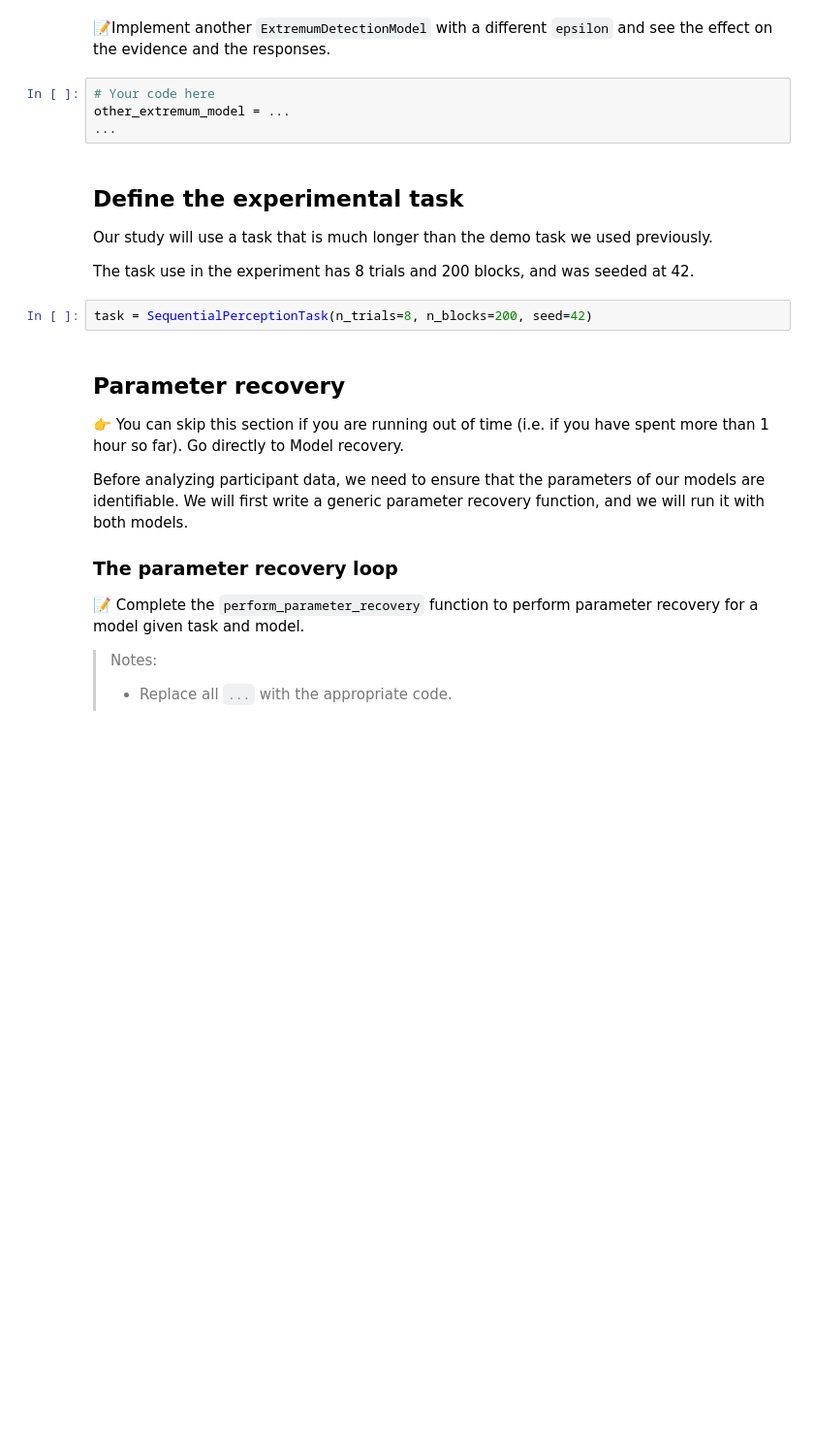
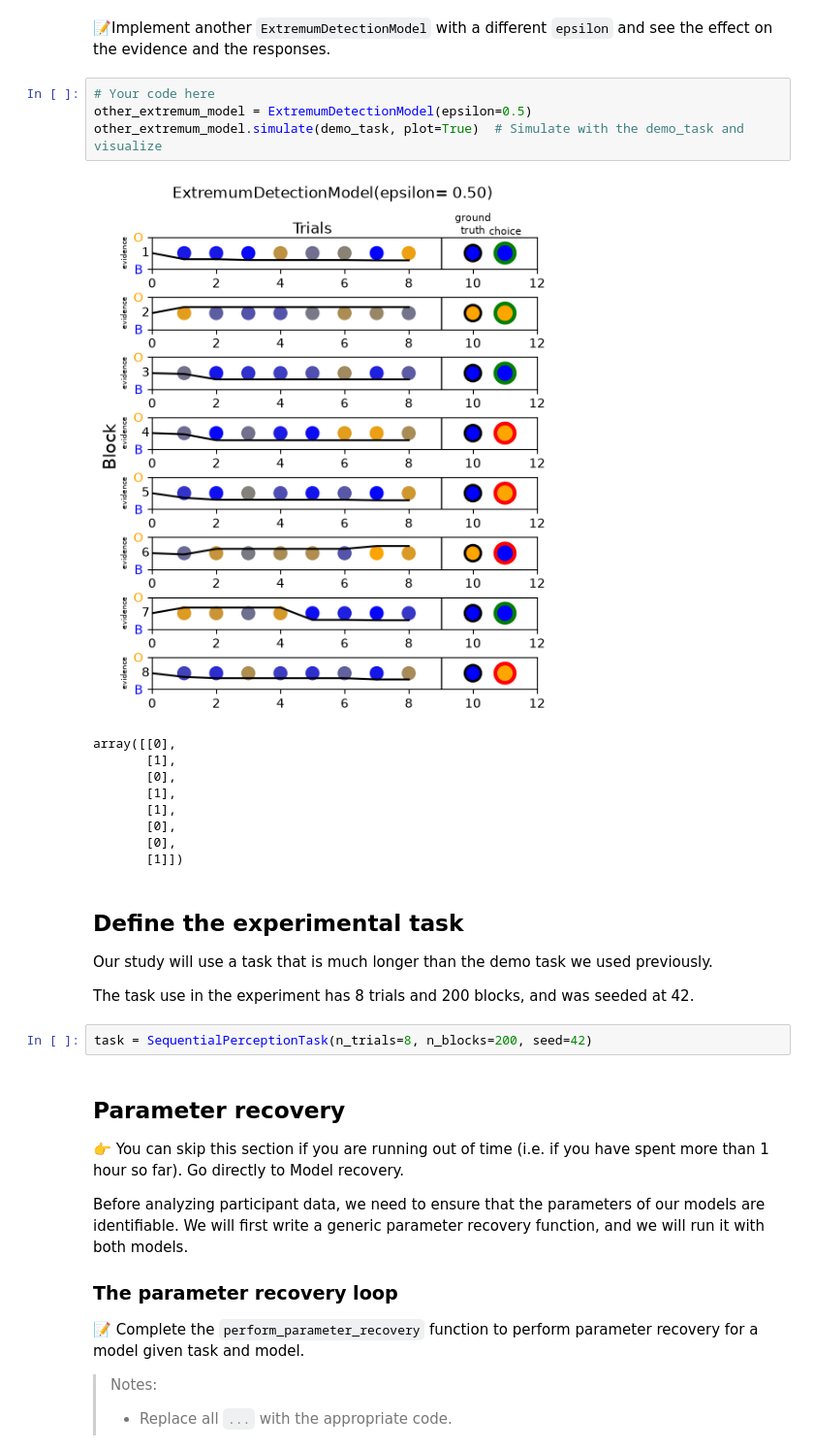
Before and after one commit to easiryne/cognitive-modeling-lab, a Jupyter notebook: TD_10/td10_notebook.ipynb, the cells around one changed output. Shown at 97% size. Drawn from its saved outputs; the diff is of its cells as text; blank space fills up the shorter version.

```diff
--- a/TD_10/td10_notebook.ipynb
+++ b/TD_10/td10_notebook.ipynb
@@ -378,8 +388,18 @@ optimal_extremum_model = ...
 📝Implement another `ExtremumDetectionModel` with a different `epsilon` and see the effect on the evidence and the responses.
 # %%
 # Your code here
-other_extremum_model = ...
-...
+other_extremum_model = ExtremumDetectionModel(epsilon=0.5)
+other_extremum_model.simulate(demo_task, plot=True)  # Simulate with the demo_task and visualize
+# %% [output]
+[figure, added]
+array([[0],
+       [1],
+       [0],
+       [1],
+       [1],
+       [0],
+       [0],
+       [1]])
 # %% [markdown]
 ## Define the experimental task
 
```
Also changed, not shown: parts of 26 cells of this notebook.
